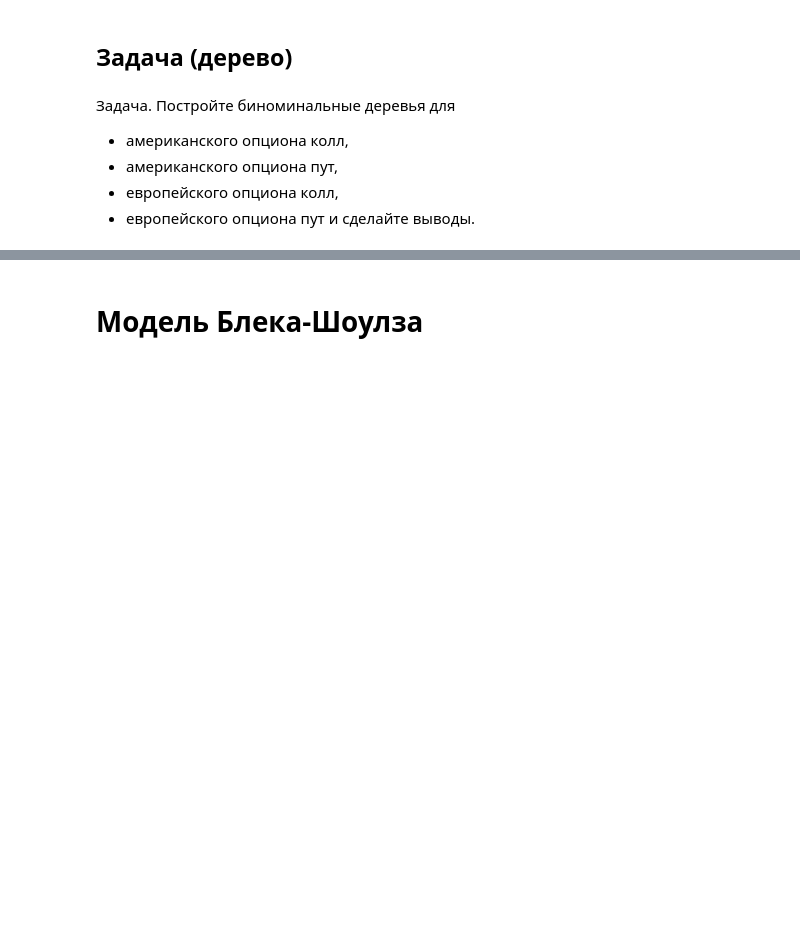
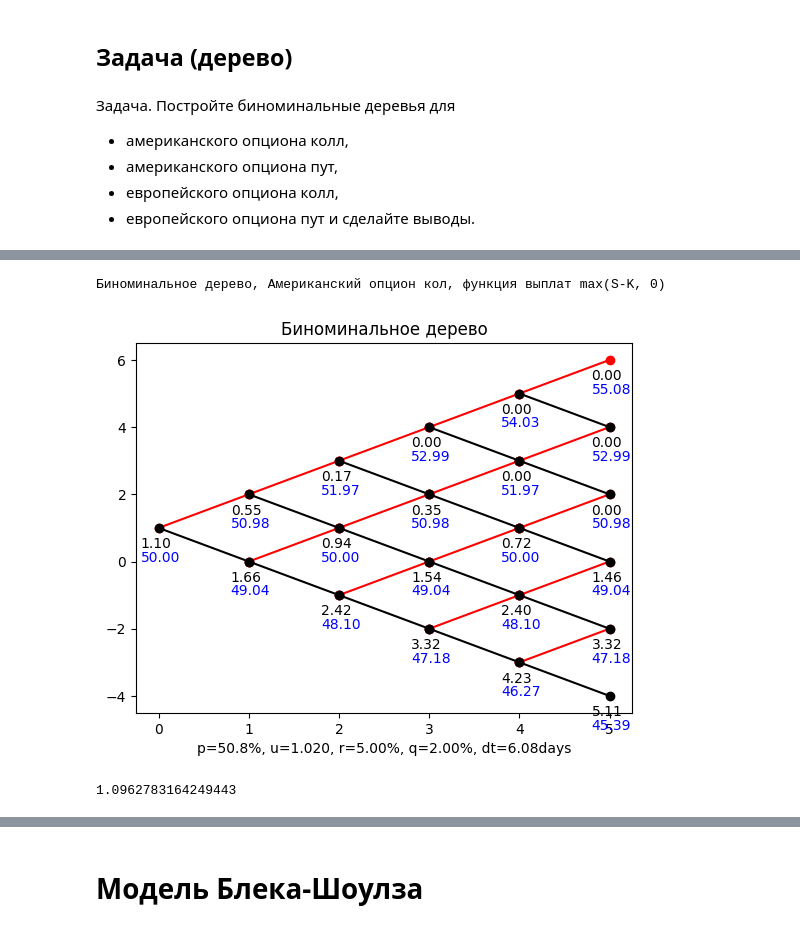
Before and after one commit to Kasymkhankhubiyev/Sirius-Uni, a Jupyter notebook: HybridFinancialInstruments/lab_1_GSFP.ipynb, the cells around one changed output, grey strips where cells are left out. Drawn from its saved outputs; the diff is of its cells as text; code cells hidden in the pictures; blank space fills up the shorter version.

```diff
--- a/HybridFinancialInstruments/lab_1_GSFP.ipynb
+++ b/HybridFinancialInstruments/lab_1_GSFP.ipynb
@@ -181,0 +243,8 @@ binomial_tree_pricer(r, q, sigma, T, n, S, lambda S: max(K-S,0), american=False,
+# %%
+# Americal Put
+print("Биноминальное дерево, Американский опцион кол, функция выплат max(S-K, 0)")
+binomial_tree_pricer(r, q, sigma, tau, n, S, lambda S: max(K-S,0), american=True, showStatePrices=True)
+# %% [output]
+Биноминальное дерево, Американский опцион кол, функция выплат max(S-K, 0)
+[figure, added]
+1.0962783164249443
```
Also changed, not shown: parts of 39 cells of this notebook.
